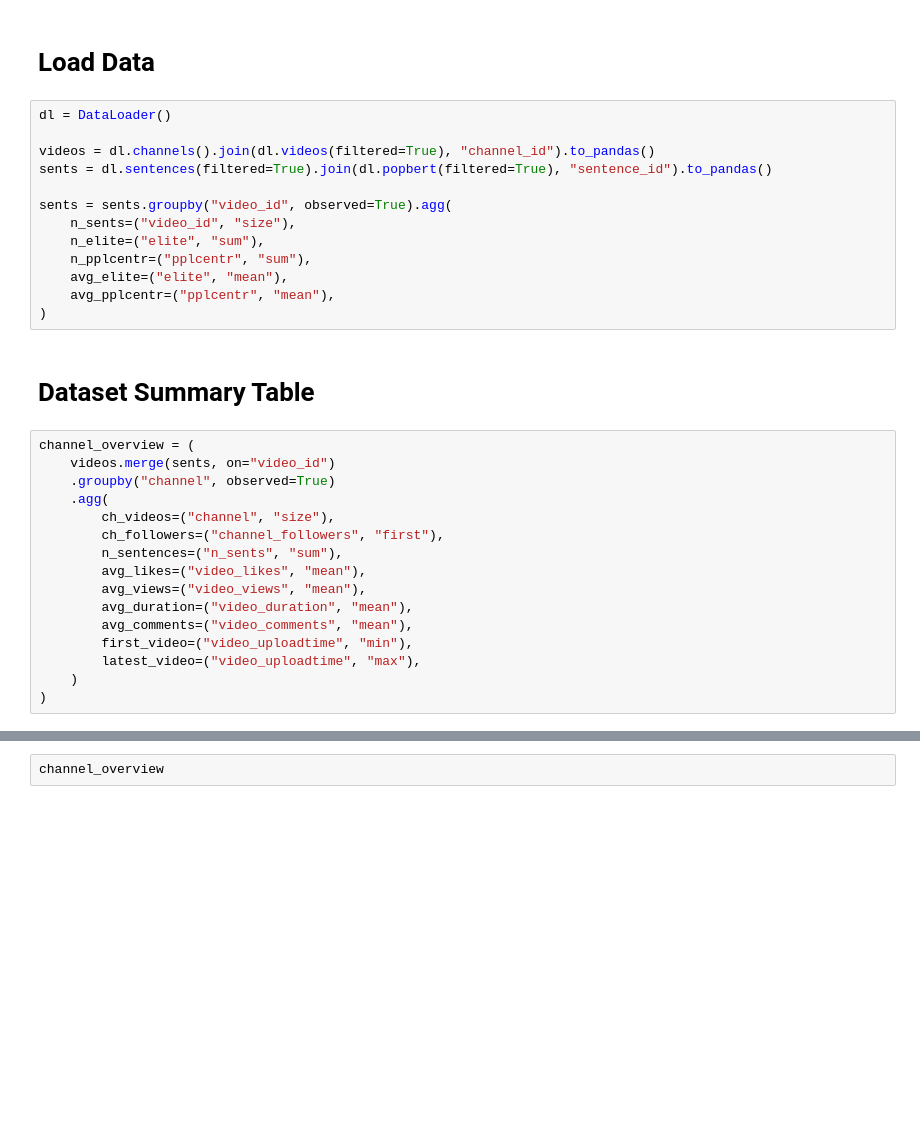
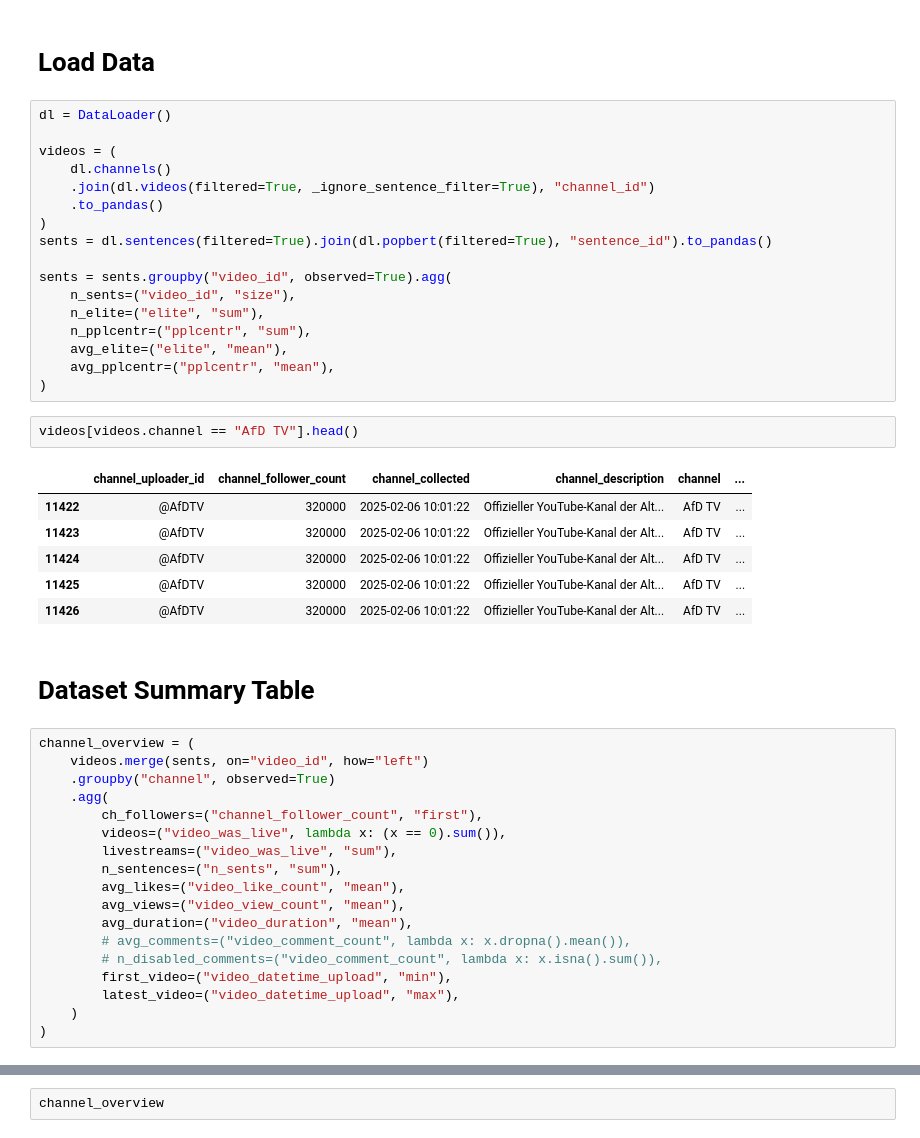
Before and after one commit to luerhard/anti-elitism-gets-views, a Jupyter notebook: pipeline/06-basic_descriptives.ipynb, the cells around one changed output, grey strips where cells are left out. Cells and saved outputs as stored; diff of their text form; blank space fills up the shorter version.

```diff
--- a/pipeline/06-basic_descriptives.ipynb
+++ b/pipeline/06-basic_descriptives.ipynb
@@ -31,7 +30,11 @@ In (function (package, help, pos = 2, lib.loc = NULL, character.only = FALSE,  :
 # %%
 dl = DataLoader()
 
-videos = dl.channels().join(dl.videos(filtered=True), "channel_id").to_pandas()
+videos = (
+    dl.channels()
+    .join(dl.videos(filtered=True, _ignore_sentence_filter=True), "channel_id")
+    .to_pandas()
+)
 sents = dl.sentences(filtered=True).join(dl.popbert(filtered=True), "sentence_id").to_pandas()
 
 sents = sents.groupby("video_id", observed=True).agg(
@@ -41,21 +44,32 @@ sents = sents.groupby("video_id", observed=True).agg(
     avg_elite=("elite", "mean"),
     avg_pplcentr=("pplcentr", "mean"),
 )
+# %%
+videos[videos.channel == "AfD TV"].head()
+# %% [output]
+|  | channel_uploader_id | channel_follower_count | channel_collected | channel_description | channel | ... |
+| 11422 | @AfDTV | 320000 | 2025-02-06 10:01:22 | Offizieller YouTube-Kanal der Alt... | AfD TV | ... |
+| 11423 | @AfDTV | 320000 | 2025-02-06 10:01:22 | Offizieller YouTube-Kanal der Alt... | AfD TV | ... |
+| 11424 | @AfDTV | 320000 | 2025-02-06 10:01:22 | Offizieller YouTube-Kanal der Alt... | AfD TV | ... |
+| 11425 | @AfDTV | 320000 | 2025-02-06 10:01:22 | Offizieller YouTube-Kanal der Alt... | AfD TV | ... |
+| 11426 | @AfDTV | 320000 | 2025-02-06 10:01:22 | Offizieller YouTube-Kanal der Alt... | AfD TV | ... |
 # %% [markdown]
 # Dataset Summary Table
 # %%
 channel_overview = (
-    videos.merge(sents, on="video_id")
+    videos.merge(sents, on="video_id", how="left")
     .groupby("channel", observed=True)
     .agg(
-        ch_videos=("channel", "size"),
-        ch_followers=("channel_followers", "first"),
+        ch_followers=("channel_follower_count", "first"),
+        videos=("video_was_live", lambda x: (x == 0).sum()),
+        livestreams=("video_was_live", "sum"),
         n_sentences=("n_sents", "sum"),
-        avg_likes=("video_likes", "mean"),
-        avg_views=("video_views", "mean"),
+        avg_likes=("video_like_count", "mean"),
+        avg_views=("video_view_count", "mean"),
         avg_duration=("video_duration", "mean"),
-        avg_comments=("video_comments", "mean"),
-        first_video=("video_uploadtime", "min"),
-        latest_video=("video_uploadtime", "max"),
+        # avg_comments=("video_comment_count", lambda x: x.dropna().mean()),
+        # n_disabled_comments=("video_comment_count", lambda x: x.isna().sum()),
+        first_video=("video_datetime_upload", "min"),
+        latest_video=("video_datetime_upload", "max"),
     )
 )
```
Also changed, not shown: parts of 5 cells of this notebook, 5 other files.
